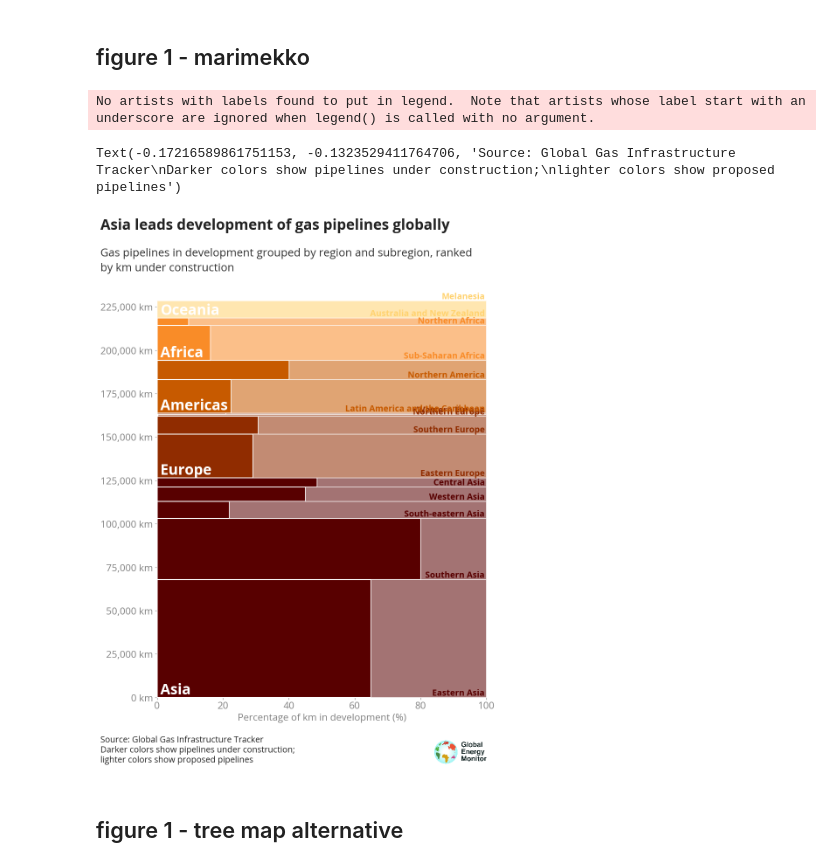
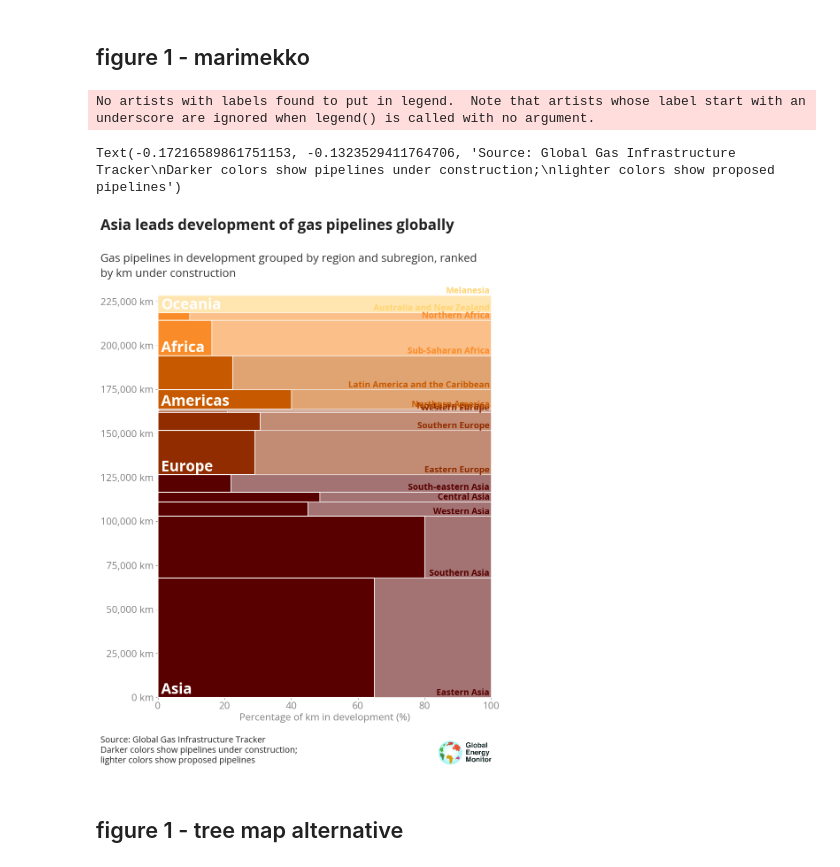
Before and after one commit to GlobalEnergyMonitor/GOIT-GGIT-research, a Jupyter notebook: gas-pipelines-briefing-q3-2023/notebooks/gas-pipelines-briefing-2023-research-calculations.ipynb, the cells around one changed output. Cells and saved outputs as stored; diff of their text form; code cells hidden in the pictures.

```diff
--- a/gas-pipelines-briefing-q3-2023/notebooks/gas-pipelines-briefing-2023-research-calculations.ipynb
+++ b/gas-pipelines-briefing-q3-2023/notebooks/gas-pipelines-briefing-2023-research-calculations.ipynb
@@ -368,9 +363,9 @@ regional_sum_df = km_by_subregion_df_toplot.groupby(level='Region').sum()
 region_order = regional_sum_df.sort_values(by='Proposed+Construction', ascending=False).index.values
 regional_sum_df = regional_sum_df.reindex(index=region_order)
 
-# sort first by proposed+construction values, THEN reorder based on region_order
+# sort first by construction values, THEN reorder based on region_order
 km_by_subregion_df_toplot = km_by_subregion_df_toplot.sort_values(
-    ['Region','Proposed+Construction'], ascending=False).reindex(
+    ['Region','Construction'], ascending=False).reindex(
     level=0, index=region_order)
 
 # before normalizing stuff, get km thickness
@@ -502,13 +492,13 @@ ax.text(s='Gas pipelines in development grouped by region and subregion, ranked\
         size=base_size*1.15,
         color=color_subtitle,
         x=x_location,
-        y=1.1,
+        y=y_location+0.05,
         ha='left',
         va='center',
         weight=text_weight_normal,
         transform=ax.transAxes,
         linespacing=1.45,
-        wrap=True)
+        wrap=False)
 
 bbox_with_subtitle = ax.get_tightbbox()
 x_location_subtitle,y_location_subtitle = ax.transAxes.inverted().transform([bbox_with_subtitle.x0, bbox_with_subtitle.y1])
@@ -516,9 +506,9 @@ ax.text(s='Asia leads development of gas pipelines globally',
         size=base_size*1.5,
         color=color_title,
         x=x_location,
-        y=y_location_subtitle*1.05,#1.2,
+        y=y_location_subtitle+0.05,#1.2,
         ha='left',
-        va='center',
+        va='bottom',
         weight=text_weight_bold,
         transform=ax.transAxes,
         linespacing=1.35,
@@ -542,33 +532,33 @@ ax.legend(fontsize=base_size,
           handletextpad=0.25)
 
 gem_logo = matplotlib.image.imread('/Users/baird/Dropbox/_git_ALL/_github-repos-gem/gemplot-python/data/gem_logo_padding.png')
 logo_image_box = matplotlib.offsetbox.OffsetImage(gem_logo, zoom=0.035)
 logo_annotation_box = matplotlib.offsetbox.AnnotationBbox(logo_image_box,
                                                           (1,0), # sets box alignment to lower right corder
                                                           xycoords='axes fraction',
                                                           box_alignment=(1.,2.5),
                                                           frameon=False)
 ax.add_artist(logo_annotation_box)
 
 # note at bottom
 ax.text(s='Source: Global Gas Infrastructure Tracker\nDarker colors show pipelines under construction;\nlighter colors show proposed pipelines',
         size=base_size*0.875,
         color=color_title,
         x=x_location,
         y=-0.25*450/height_pixels,
         ha='left',
         va='center',
         weight=text_weight_normal,
         transform=ax.transAxes,
         linespacing=1.2,
         wrap=False)
 
 # ax.tick_params(labelsize=font_size)
 # ax.set_ylabel('km of pipelines in development', size=font_size)
 # ax.set_xlabel('Fraction of pipelines under construction (left)\nand proposed (right)', size=font_size)
 # %% [output]
 No artists with labels found to put in legend.  Note that artists whose label start with an underscore are ignored when legend() is called with no argument.
 Text(-0.17216589861751153, -0.1323529411764706, 'Source: Global Gas Infrastructure Tracker\nDarker colors show pipelines under construction;\nlighter colors show proposed pipelines')
-[figure, old version]
+[figure, new version]
 # %% [markdown]
 ## figure 1 - tree map alternative
```
Also changed, not shown: parts of 104 cells of this notebook, 13 other files.
